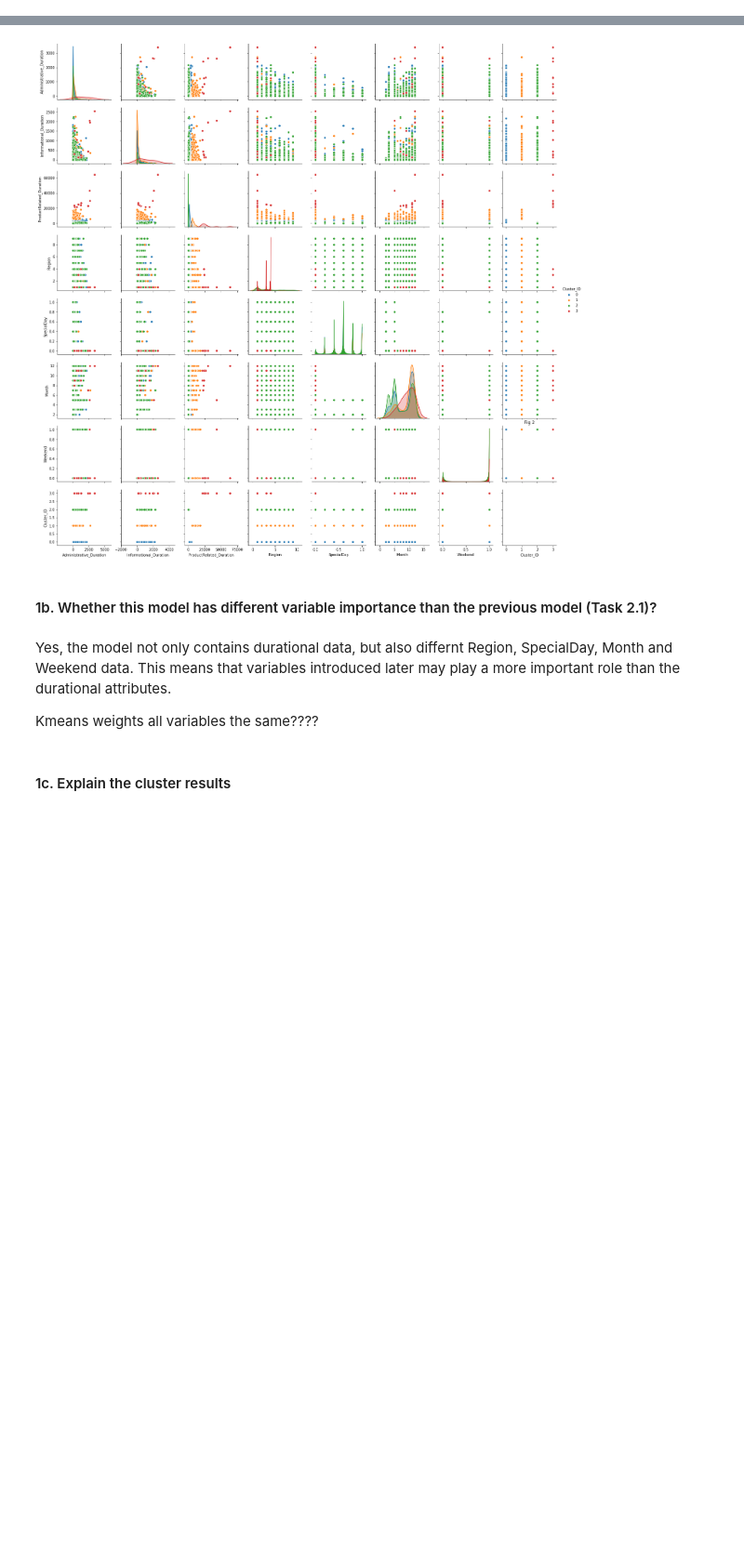
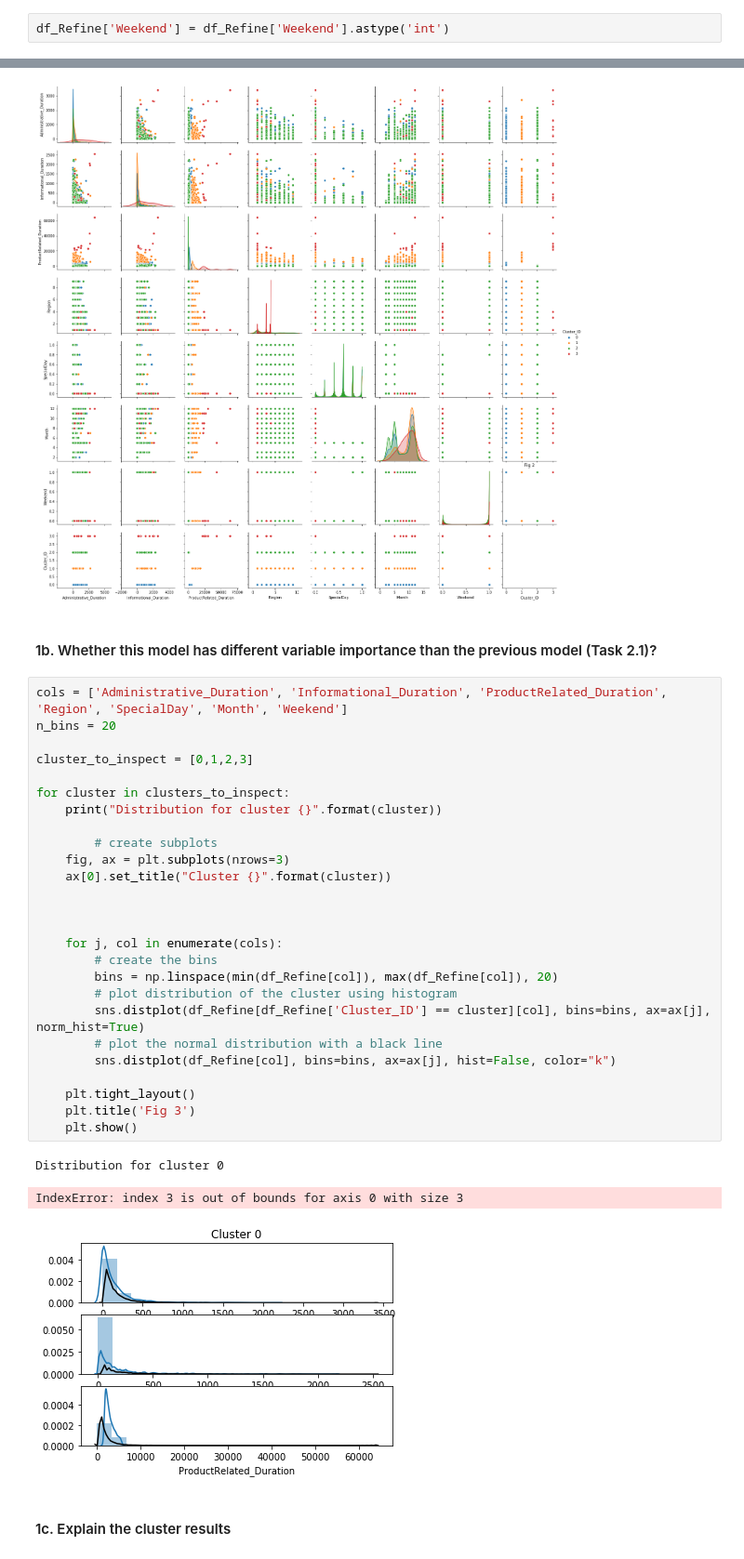
Before and after one commit to jiangdonghan/IFN645Assignment1, a Jupyter notebook: assignment2.ipynb, the cells around one changed output, grey strips where cells are left out. Shown at 93% size. Drawn from its saved outputs; the diff is of its cells as text; blank space fills up the shorter version.

```diff
--- a/assignment2.ipynb
+++ b/assignment2.ipynb
@@ -449,3 +560,5 @@ Name: Cluster_ID, dtype: int64
 # %%
 df_Refine = df[['Administrative_Duration', 'Informational_Duration', 'ProductRelated_Duration', 'Region', 'SpecialDay', 'Month', 'Weekend']]
 X_refine = df_Refine.as_matrix() # Make a matrix
+# %%
+df_Refine['Weekend'] = df_Refine['Weekend'].astype('int')
@@ -520,10 +666,36 @@ Name: Cluster_ID, dtype: int64
 [figure]
 # %% [markdown]
 #### 1b. Whether this model has different variable importance than the previous model (Task 2.1)?
-# %% [markdown]
-Yes, the model not only contains durational data, but also differnt Region, SpecialDay, Month and Weekend data. This means that variables introduced later may play a more important role than the durational attributes.
-
-Kmeans weights all variables the same????
+# %%
+cols = ['Administrative_Duration', 'Informational_Duration', 'ProductRelated_Duration', 'Region', 'SpecialDay', 'Month', 'Weekend']
+n_bins = 20
+
+cluster_to_inspect = [0,1,2,3]
+
+for cluster in clusters_to_inspect:
+    print("Distribution for cluster {}".format(cluster))
+
+        # create subplots
+    fig, ax = plt.subplots(nrows=3)
+    ax[0].set_title("Cluster {}".format(cluster))
+
+
+
+    for j, col in enumerate(cols):
+        # create the bins
+        bins = np.linspace(min(df_Refine[col]), max(df_Refine[col]), 20)
+        # plot distribution of the cluster using histogram
+        sns.distplot(df_Refine[df_Refine['Cluster_ID'] == cluster][col], bins=bins, ax=ax[j], norm_hist=True)
+        # plot the normal distribution with a black line
+        sns.distplot(df_Refine[col], bins=bins, ax=ax[j], hist=False, color="k")
+
+    plt.tight_layout()
+    plt.title('Fig 3')
+    plt.show()
+# %% [output]
+Distribution for cluster 0
+IndexError: index 3 is out of bounds for axis 0 with size 3
+[figure, added]
 # %% [markdown]
 #### 1c. Explain the cluster results
 # %% [markdown]
```
Also changed, not shown: parts of 20 cells of this notebook.
